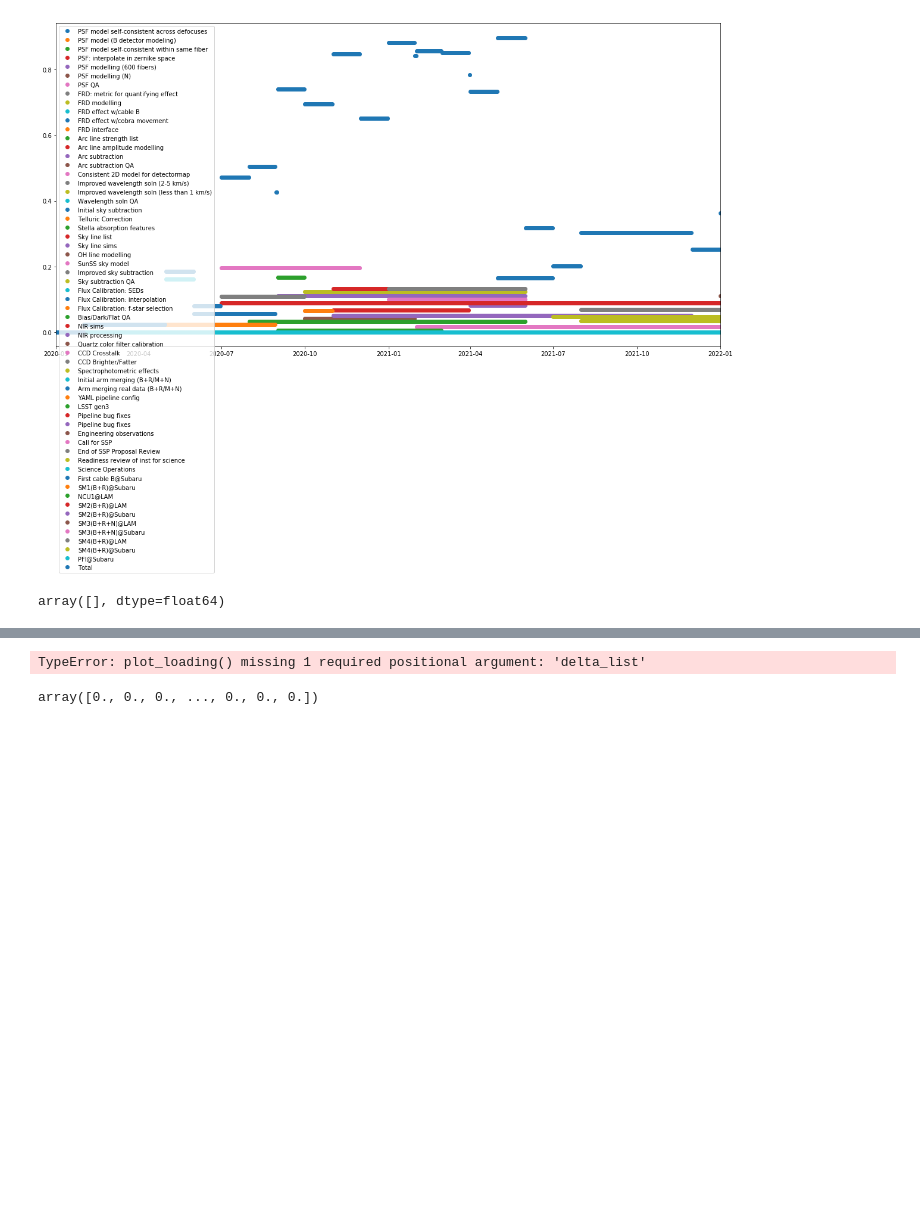
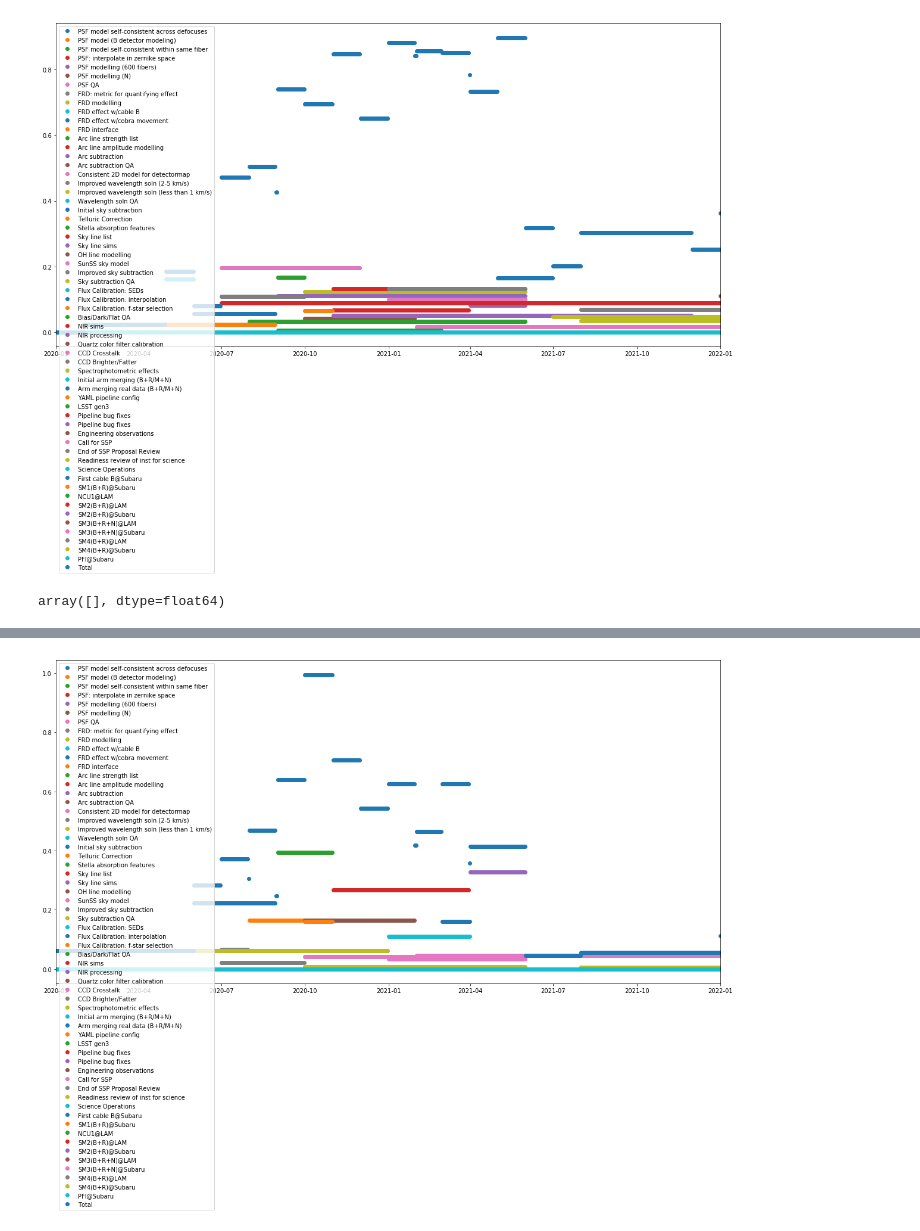
Before and after one commit to hassanxp/2DDRP-plan, a Jupyter notebook: timeline/ResourceCheck.ipynb, the cells around one changed output, grey strips where cells are left out. Cells and saved outputs as stored; diff of their text form; code cells hidden in the pictures; blank space fills up the shorter version.

Commit message:
added latest doc changes. Fixed Neven loading

```diff
--- a/timeline/ResourceCheck.ipynb
+++ b/timeline/ResourceCheck.ipynb
@@ -123,6 +108,6 @@ grid[grid>1]
 array([], dtype=float64)
 # %%
 grid, delta_list = check_member(df, 'Caplar')
-plot_loading(delta_list)
+plot_loading(grid, delta_list)
 # %% [output]
 Checking member Caplar..
@@ -144,6 +114,2 @@ Checking 2021-01-01 00:00:00 to 2025-01-01 00:00:00 and days 0
 OK for member Caplar
-TypeError: plot_loading() missing 1 required positional argument: 'delta_list'
+[figure, added]
-# %%
-grid
-# %% [output]
-array([0., 0., 0., ..., 0., 0., 0.])
```
Also changed, not shown: parts of 5 cells of this notebook, 4 other files.
